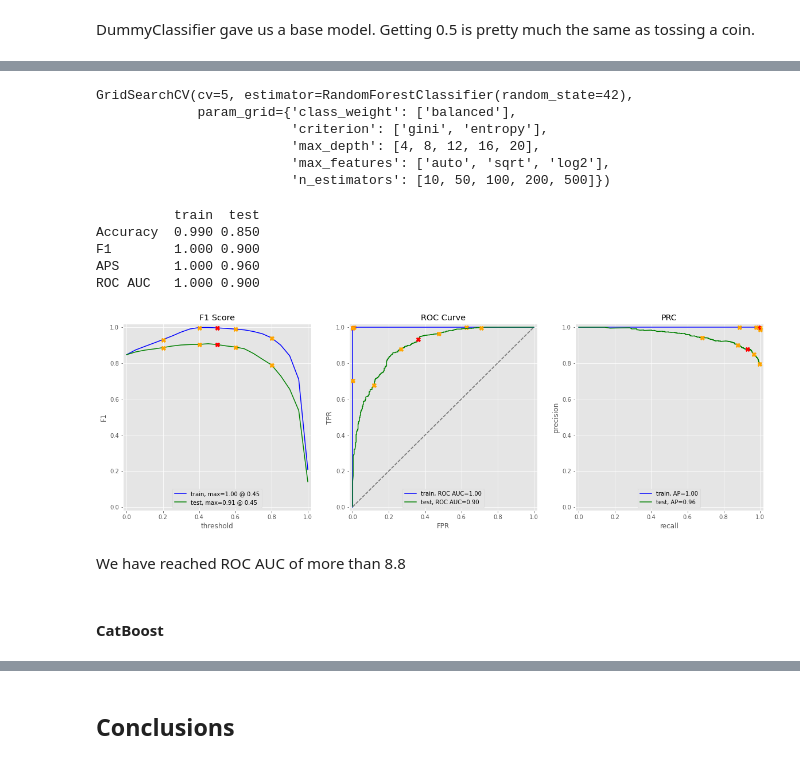
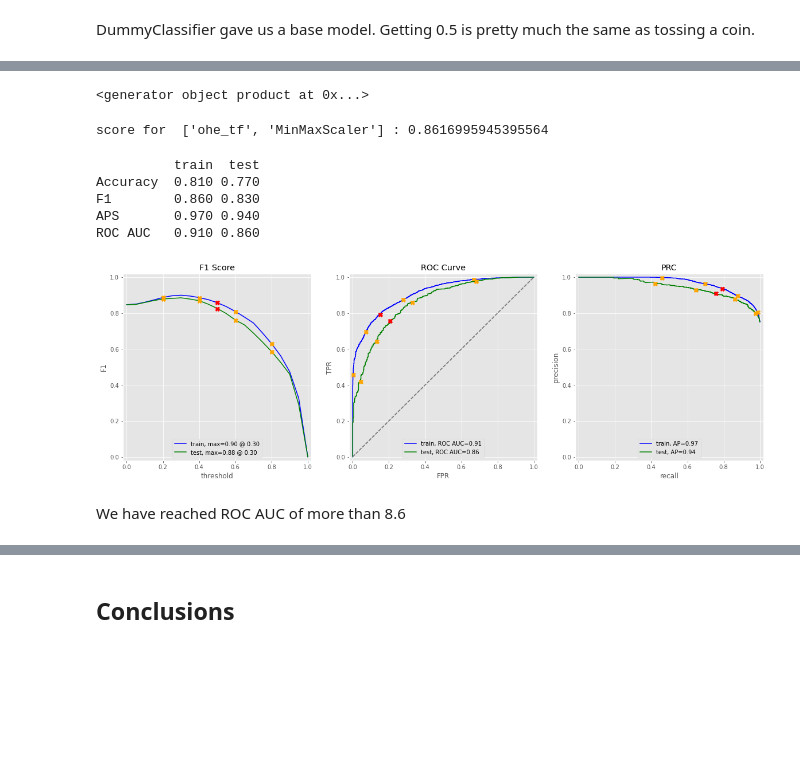
Before and after one commit to tryko/yandex-practicum-projects, a Jupyter notebook: 20-Itay-final_project/20-Itay-final_project.ipynb, the cells around one changed output, grey strips where cells are left out. Drawn from its saved outputs; the diff is of its cells as text; code cells hidden in the pictures; blank space fills up the shorter version.

```diff
--- a/20-Itay-final_project/20-Itay-final_project.ipynb
+++ b/20-Itay-final_project/20-Itay-final_project.ipynb
@@ -1048,0 +1130,27 @@ def evaluate_model(model, train_features, train_target, test_features, test_targ
+# %%
+# Scalers List
+minmax_scaler = ('MinMaxScaler', MinMaxScaler())
+scalers = [minmax_scaler]
+# %%
+# Can be used by all models
+ordinal_tf = ('ordinal_tf', ColumnTransformer(transformers=[
+    ('ordinal',OrdinalEncoder(),['type','payment_method']),
+],remainder='passthrough')
+)
+# Can be used by all models
+ohe_tf = ('ohe_tf', ColumnTransformer(transformers=[
+    ('ohe',OneHotEncoder(drop='first', sparse=False, handle_unknown='ignore'),['type','payment_method']),
+],remainder='passthrough'))
+
+# Can be used by all models
+ohe_ordinal_tf =('ohe_ordinal_tf',  ColumnTransformer(transformers=[
+    ('ordinal',OrdinalEncoder(),['type']),
+    ('ohe',OneHotEncoder(drop='first', sparse=False, handle_unknown='ignore'),['payment_method']),
+],remainder='passthrough'))
+
+# Can be used by all models
+target_enco_tf = ('target_enco_tf', ColumnTransformer(transformers=[
+    ('target_enco',TargetEncoder(),['type', 'payment_method']),
+],remainder='passthrough'))
+
+transformers = [  ohe_tf ,ohe_ordinal_tf, ohe_ordinal_tf, target_enco_tf]
@@ -1116,19 +1267,9 @@ In general LogisticRegression did quite poorly.
 rfc = RandomForestClassifier(random_state=42)
 # %%
 param_grid = {
-    'n_estimators': [10, 50, 100, 200, 500],
-    'max_features': ['auto', 'sqrt', 'log2'],
-    'max_depth' : [4,8,12,16,20],
-    'criterion' :['gini', 'entropy'],
-    'class_weight': ['balanced']
+    'randomforestclassifier__n_estimators': [10, 50, 100, 200, 500],
+    'randomforestclassifier__max_features': ['auto', 'sqrt', 'log2'],
+    'randomforestclassifier__max_depth' : [4,8,12,16,20,30],
+    'randomforestclassifier__criterion' :['gini', 'entropy'],
+    'randomforestclassifier__class_weight': ['balanced']
 }
-
-CV_rfc = GridSearchCV(estimator=rfc, param_grid=param_grid, cv= 5)
-CV_rfc.fit(X_train, y_train)
-# %% [output]
-GridSearchCV(cv=5, estimator=RandomForestClassifier(random_state=42),
-             param_grid={'class_weight': ['balanced'],
-                         'criterion': ['gini', 'entropy'],
-                         'max_depth': [4, 8, 12, 16, 20],
-                         'max_features': ['auto', 'sqrt', 'log2'],
-                         'n_estimators': [10, 50, 100, 200, 500]})
@@ -1137,13 +1276,20 @@ rfc1 = RandomForestClassifier(random_state=42, **CV_rfc.best_params_).fit(X_trai
+# %%
+tests
+# %% [output]
+<generator object product at 0x...>
+# %%
+tests = product([ohe_tf], [minmax_scaler]  )
+rfc_results = run_tests(tests,  rfc, X_train, y_train, param_grid )
+# %% [output]
+score for  ['ohe_tf', 'MinMaxScaler'] : 0.8616995945395564
 # %%
-evaluate_model(rfc1, X_train, y_train, X_test, y_test)
+evaluate_model(rfc_results['best_model'], X_train, y_train, X_test, y_test)
 # %% [output]
           train  test
-Accuracy  0.990 0.850
-F1        1.000 0.900
-APS       1.000 0.960
-ROC AUC   1.000 0.900
+Accuracy  0.810 0.770
+F1        0.860 0.830
+APS       0.970 0.940
+ROC AUC   0.910 0.860
-[figure, old version]
+[figure, new version]
 # %% [markdown]
-We have reached ROC AUC of more than 8.8
+We have reached ROC AUC of more than 8.6
-# %% [markdown]
-#### CatBoost
```
Also changed, not shown: parts of 84 cells of this notebook, 9 other files.
